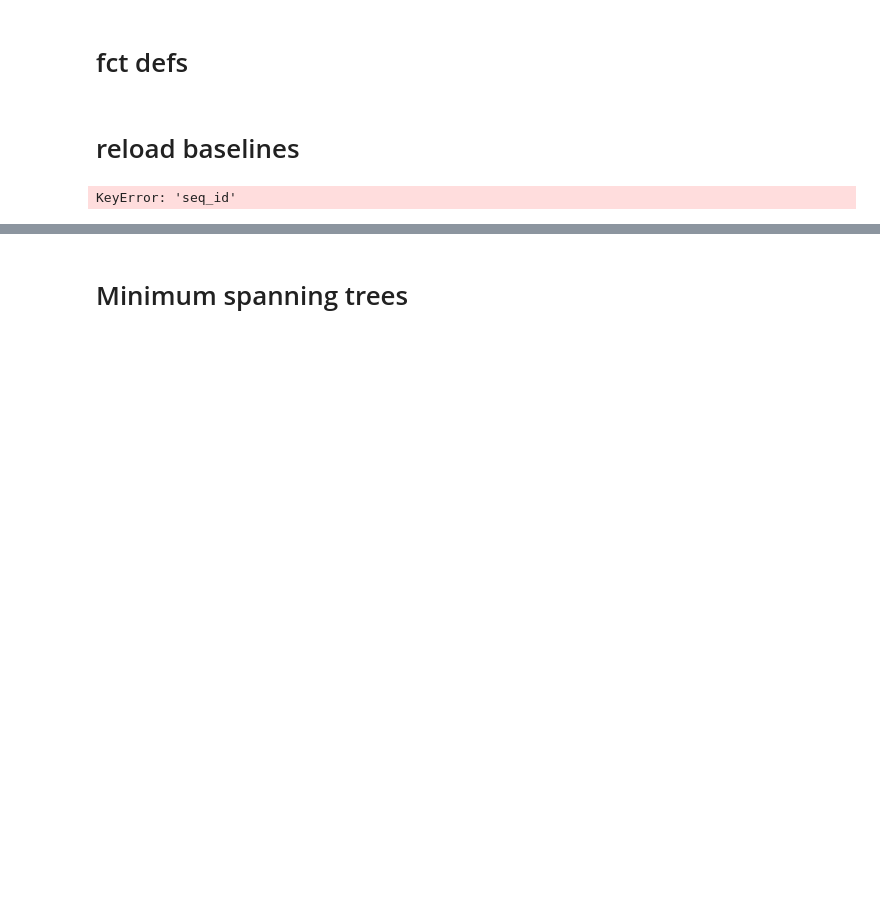
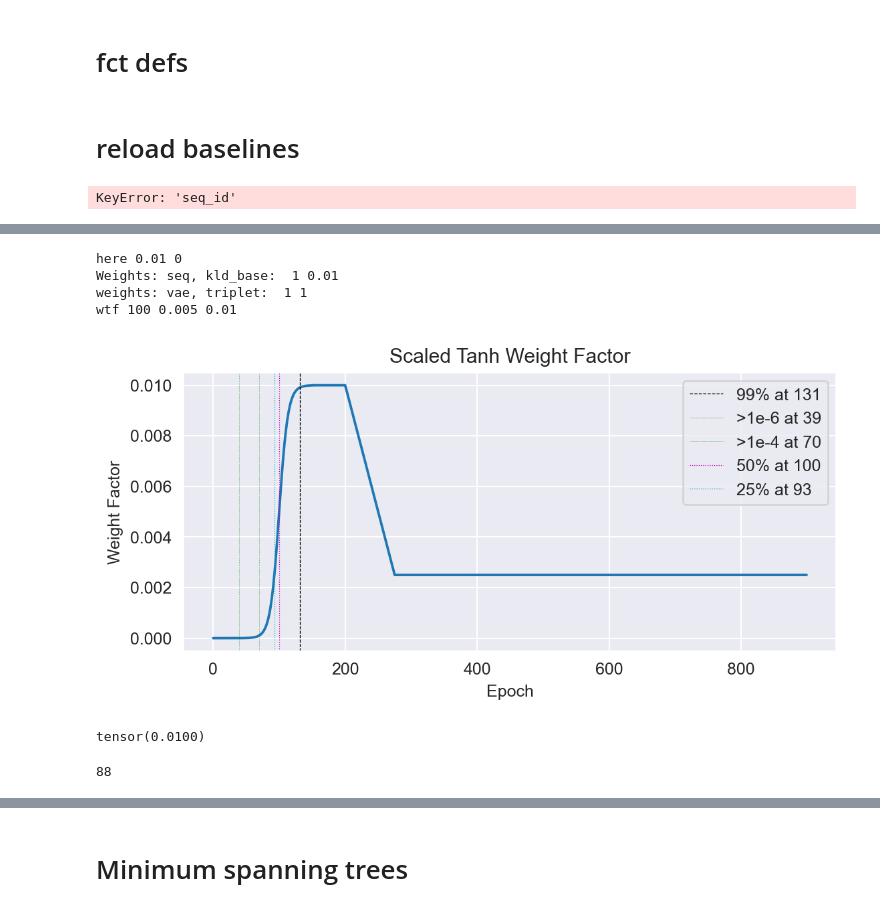
Before and after one commit to richieYT-wan/tclustr, a Jupyter notebook: notebooks/240426_networkx_clustering.ipynb, the cells around one changed output, grey strips where cells are left out. Cells and saved outputs as stored; diff of their text form; code cells hidden in the pictures; blank space fills up the shorter version.

```diff
--- a/notebooks/240426_networkx_clustering.ipynb
+++ b/notebooks/240426_networkx_clustering.ipynb
@@ -441,0 +476,21 @@ tcrdist_array = tcrdist3_newfilt[id_newfilt_validonly.index][:, id_newfilt_valid
+# %%
+from src.metrics import CombinedVAELoss
+from src.utils import plot_criterion_annealing
+criterion = CombinedVAELoss(weight_kld=0.01, warm_up=150, kld_tanh_scale=0.075, kld_decrease=1e-2, flat_phase=50)
+
+y=plot_criterion_annealing(1000, criterion);
+# %% [output]
+here 0.01 0
+Weights: seq, kld_base:  1 0.01
+weights: vae, triplet:  1 1
+wtf 100 0.005 0.01
+[figure, added]
+# %%
+y.max()
+# %% [output]
+tensor(0.0100)
+# %%
+bs = 0.0024752475247524753
+torch.where(y>= 0.5 * bs)[0][0].item()
+# %% [output]
+88
```
Also changed, not shown: parts of 10 cells of this notebook, 21 other files.
